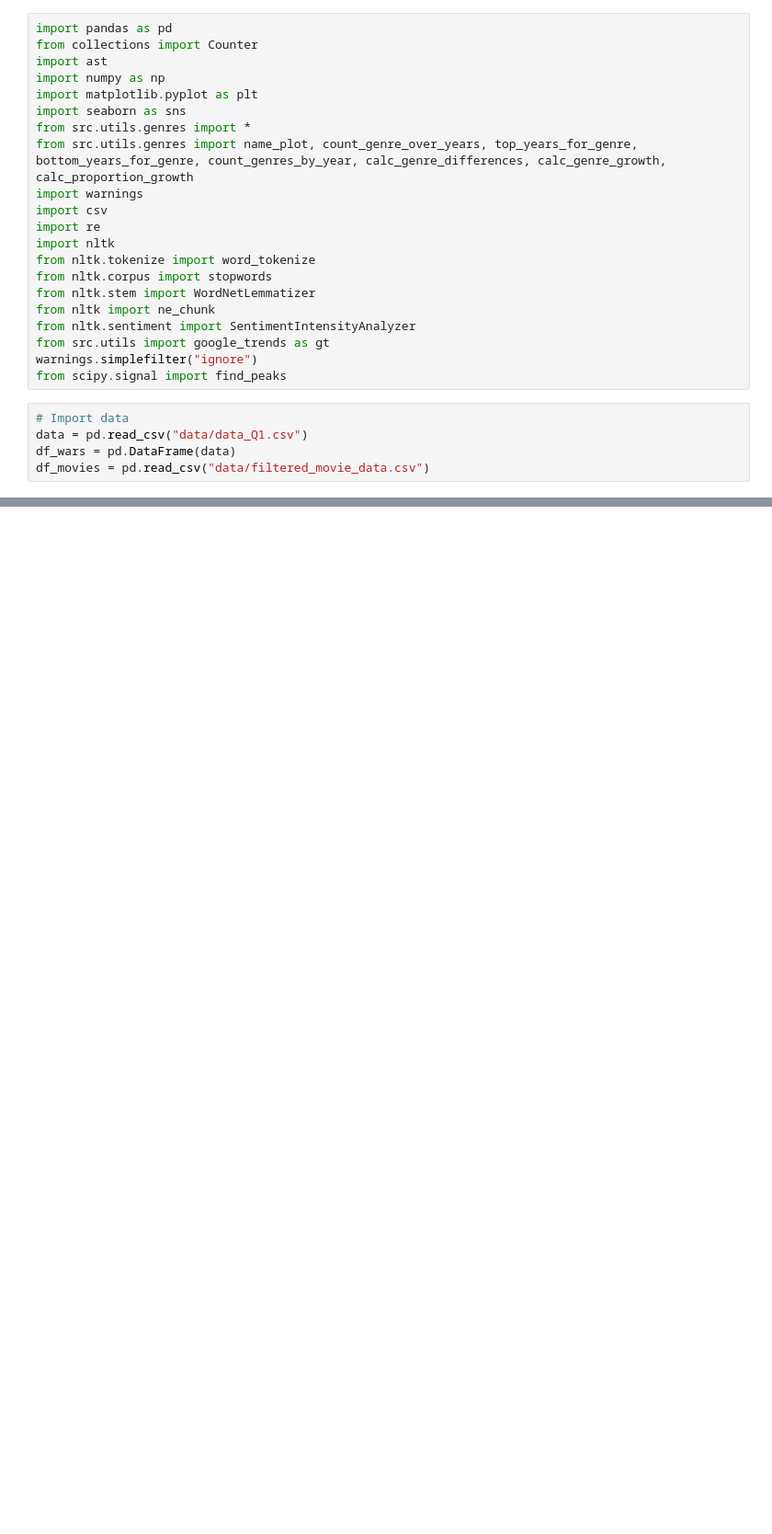
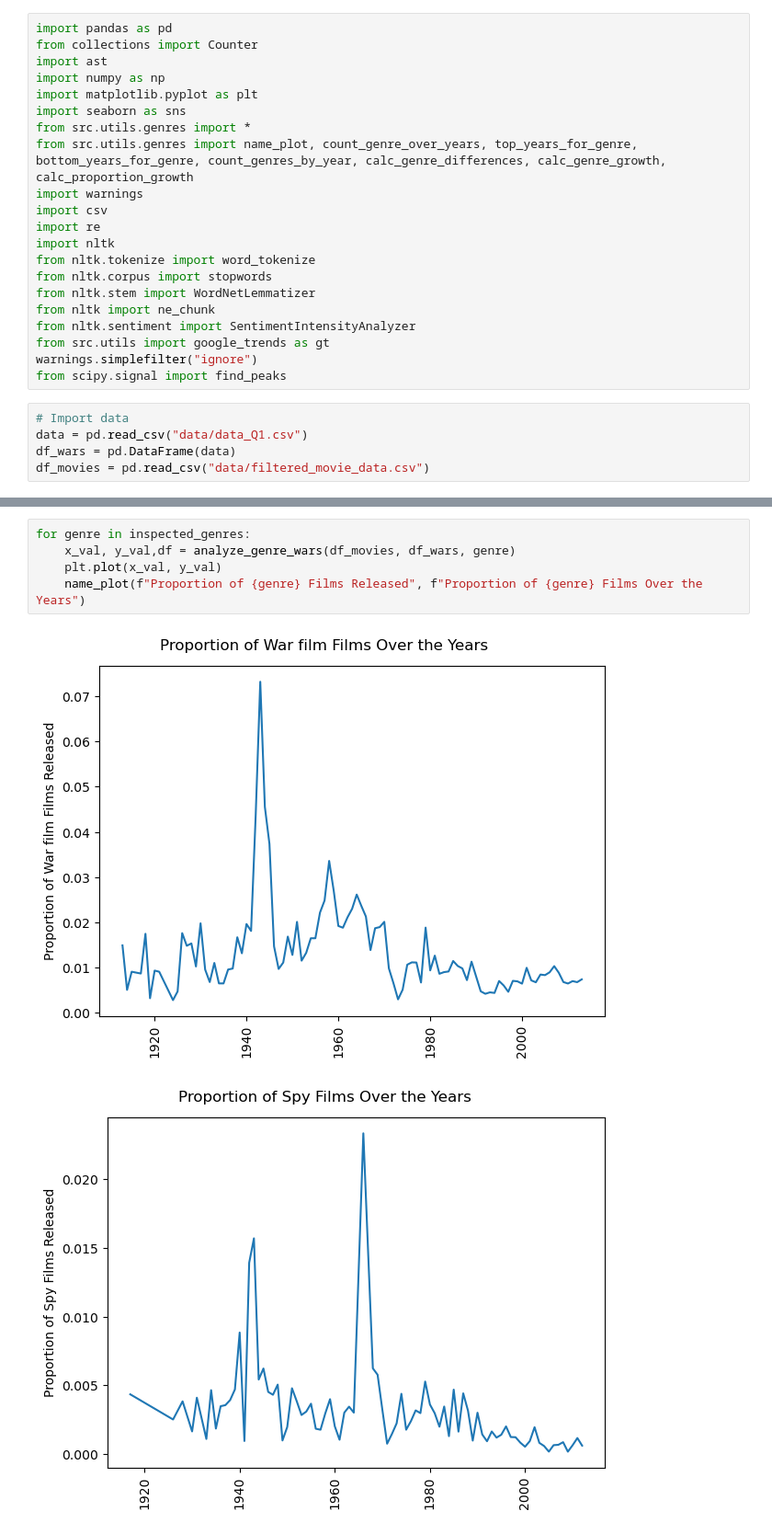
Before and after one commit to epfl-ada/ada-2024-project-americandentalassociation, a Jupyter notebook: Q1.ipynb, the cells around one changed output, grey strips where cells are left out. Shown at 92% size. Cells and saved outputs as stored; diff of their text form; blank space fills up the shorter version.

```diff
--- a/Q1.ipynb
+++ b/Q1.ipynb
@@ -240,0 +185,8 @@ print(wars_in_intervals_df)
+# %%
+for genre in inspected_genres:
+    x_val, y_val,df = analyze_genre_wars(df_movies, df_wars, genre)
+    plt.plot(x_val, y_val)
+    name_plot(f"Proportion of {genre} Films Released", f"Proportion of {genre} Films Over the Years")
+# %% [output]
+[figure, added]
+[figure, added]
```
Also changed, not shown: parts of 12 cells of this notebook.
